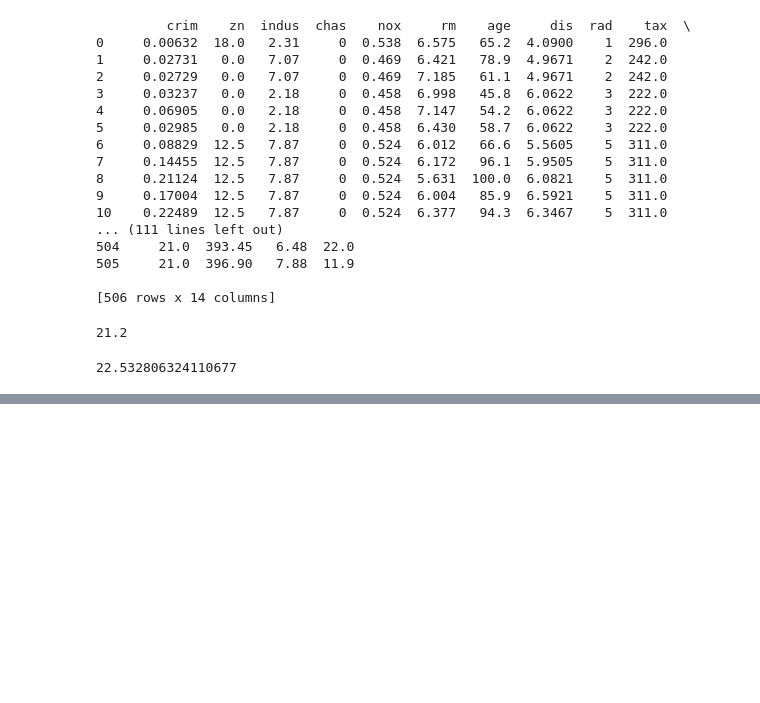
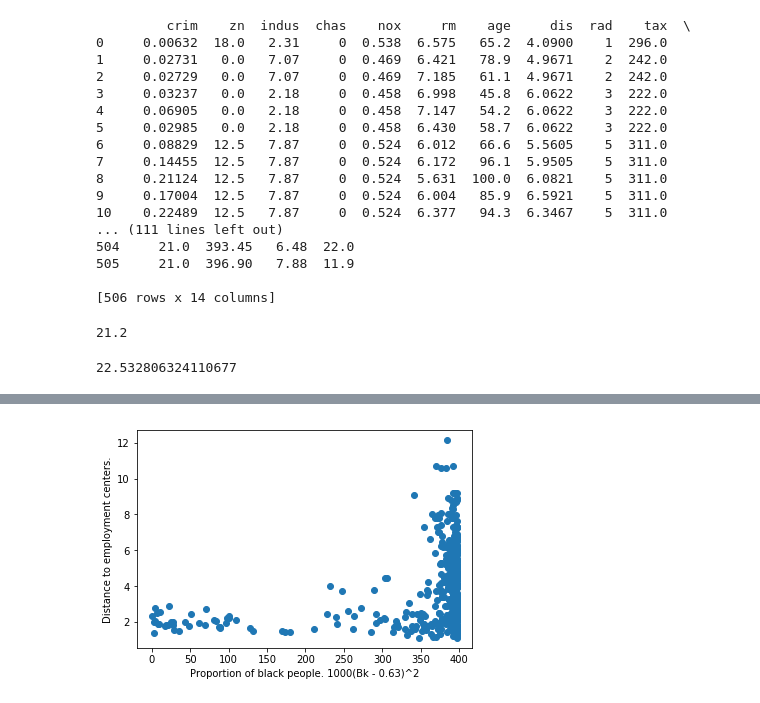
Before and after one commit to endere/machine_learning, a Jupyter notebook: Analyze a Data Set.ipynb, the cells around one changed output, grey strips where cells are left out. Cells and saved outputs as stored; diff of their text form; code cells hidden in the pictures; blank space fills up the shorter version.

```diff
--- a/Analyze a Data Set.ipynb
+++ b/Analyze a Data Set.ipynb
@@ -35,0 +58,14 @@ df['medv'][df['age'].idxmin()]
+# %%
+#Proportion of blacks per town versus distance from employment centers.
+x = df['black']
+y = df['dis']
+plt.scatter(x, y)
+plt.xlabel("Proportion of black people. 1000(Bk - 0.63)^2")
+plt.ylabel("Distance to employment centers.")
+plt.show()
+#This data seems to show a correlation between the black population and proximity to employment centers.
+#However, as most of the points of data fall on the extreme end of the black population line, it may just be that
+#there is more data to fill all parts of the y axis there. It is hard to create a well informed assumption with this
+#data set.
+# %% [output]
+[figure, added]
```
Also changed, not shown: parts of 7 cells of this notebook, 2 other files.
